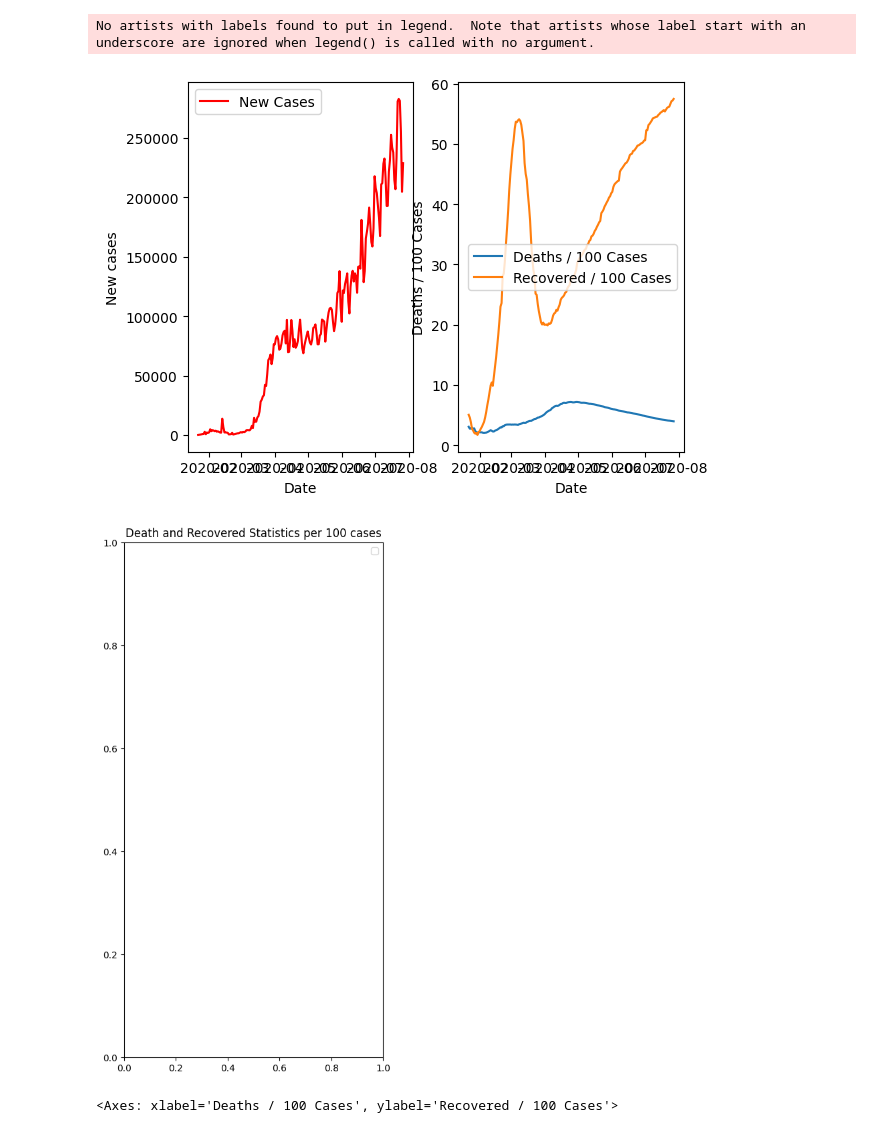
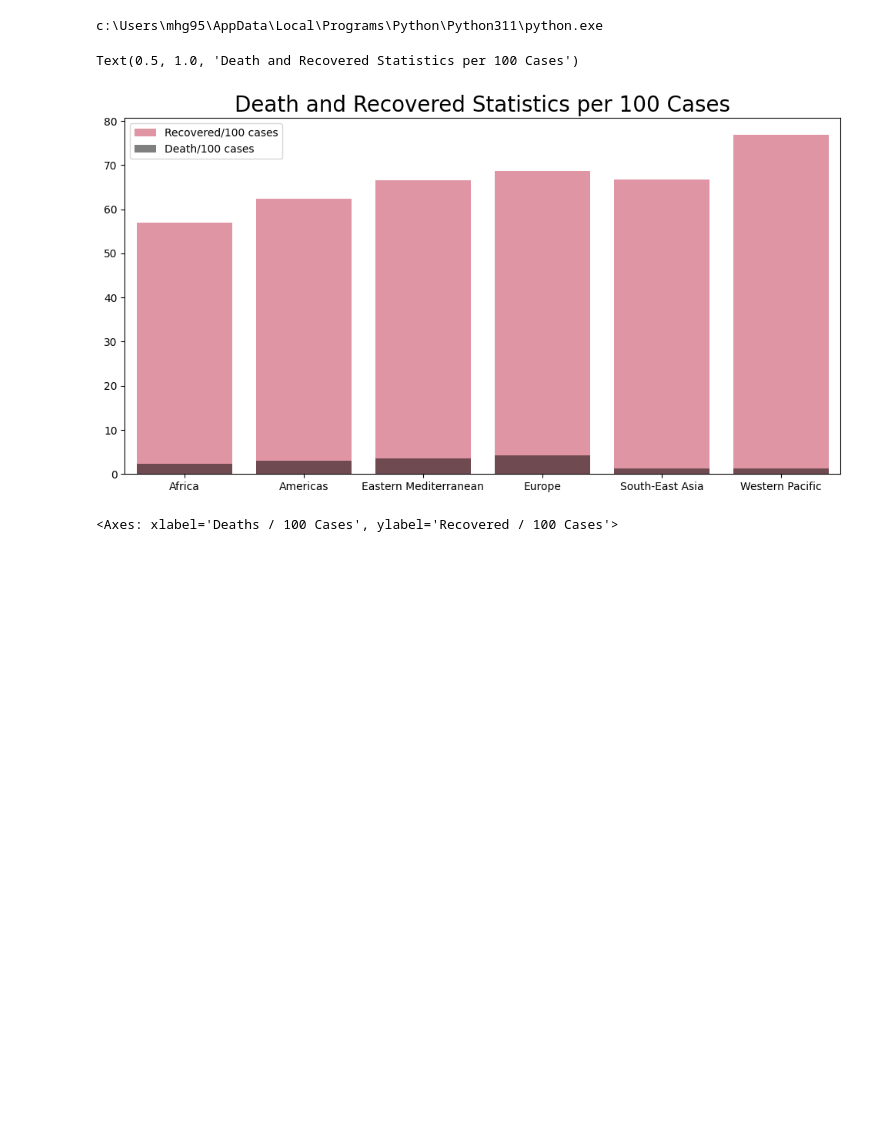
Before and after one commit to HGmin1159/bios-611-project, a Jupyter notebook: python/eda.ipynb, the cells around one changed output. Saved outputs shown, nothing was run; the diff lists cells and outputs as text; code cells hidden in the pictures; blank space fills up the shorter version.

```diff
--- a/python/eda.ipynb
+++ b/python/eda.ipynb
@@ -22,28 +6,27 @@ data
-# %%
-import pandas as pd
-import seaborn as sns
-import matplotlib.pyplot as plt
-
-data = pd.read_csv("../data/day_wise.csv")
-data["Date"] = pd.to_datetime(data["Date"])
-
-fig,ax = plt.subplots(1,2)
-
-sns.lineplot(x=data["Date"], y=data["New cases"], label="New Cases", color='r',ax=ax[0])
-
-sns.lineplot(x=data["Date"], y=data["Deaths / 100 Cases"], label="Deaths / 100 Cases",ax=ax[1])
-sns.lineplot(x=data["Date"], y=data["Recovered / 100 Cases"], label="Recovered / 100 Cases",ax=ax[1])
-
-plt.title("Death and Recovered Statistics per 100 cases")
-plt.ylabel("")
-plt.legend()
-
-
-plt.show()
-# %% [output]
-No artists with labels found to put in legend.  Note that artists whose label start with an underscore are ignored when legend() is called with no argument.
-[figure, removed]
-[figure, removed]
+# %%
+import sys
+print(sys.executable)
+# %% [output]
+c:\Users\mhg95\AppData\Local\Programs\Python\Python311\python.exe
+# %%
+import numpy as np
+import pandas as pd
+import matplotlib.pyplot as plt
+import seaborn as sns
+
+countrywise = pd.read_csv("../data/country_wise_latest.csv")
+
+temp_data = countrywise.iloc[:,[8,9,14]].groupby("WHO Region").agg(np.mean)
+fig, ax1 = plt.subplots(figsize=(12,6))
+
+sns.barplot(x = temp_data.index.to_list(), y=temp_data.iloc[:,1].to_list(), color = "crimson", alpha=0.5, ax=ax1,label="Recovered/100 cases")
+sns.barplot(x = temp_data.index.to_list(), y=temp_data.iloc[:,0].to_list(), color = "black", alpha=0.5, ax=ax1,label="Death/100 cases")
+plt.legend()
+
+plt.title("Death and Recovered Statistics per 100 Cases",fontsize=20)
+# %% [output]
+Text(0.5, 1.0, 'Death and Recovered Statistics per 100 Cases')
+[figure, added]
 # %%
 data = pd.read_csv("../data/contrywise_economicdata.csv")
 # %%
```
Also changed, not shown: parts of 1 cell of this notebook, 23 other files.
